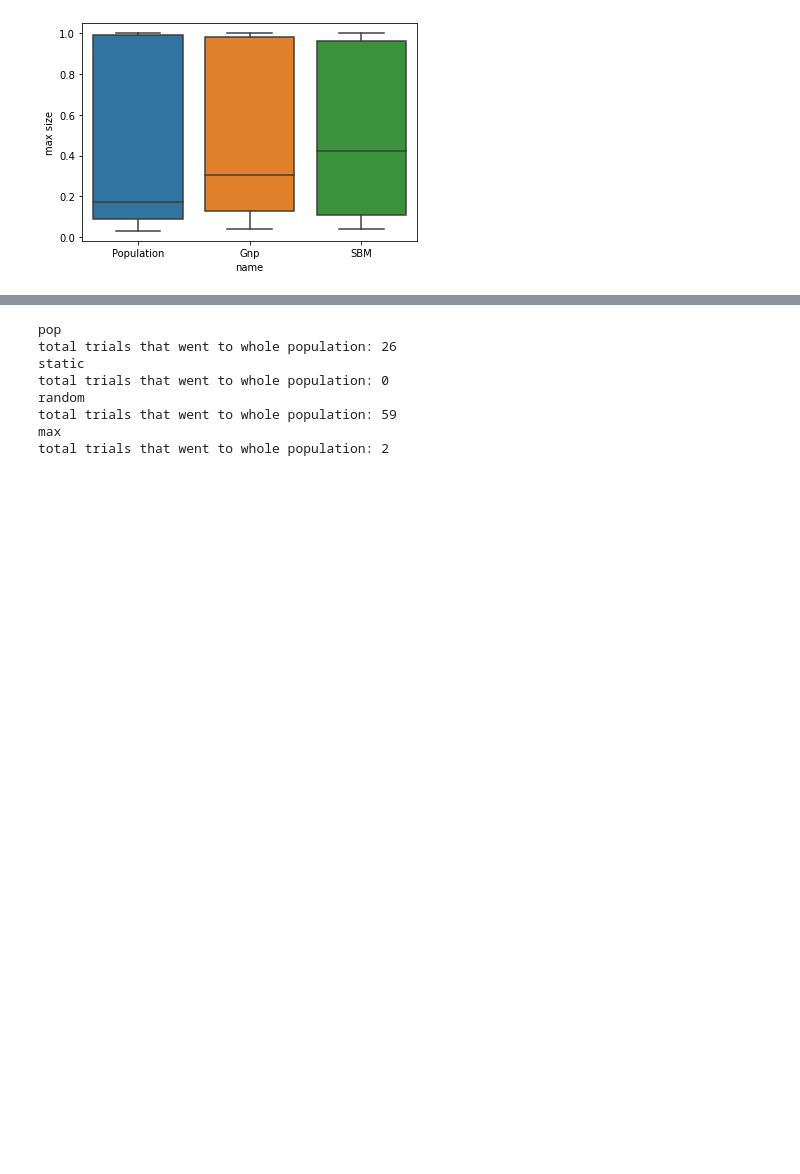
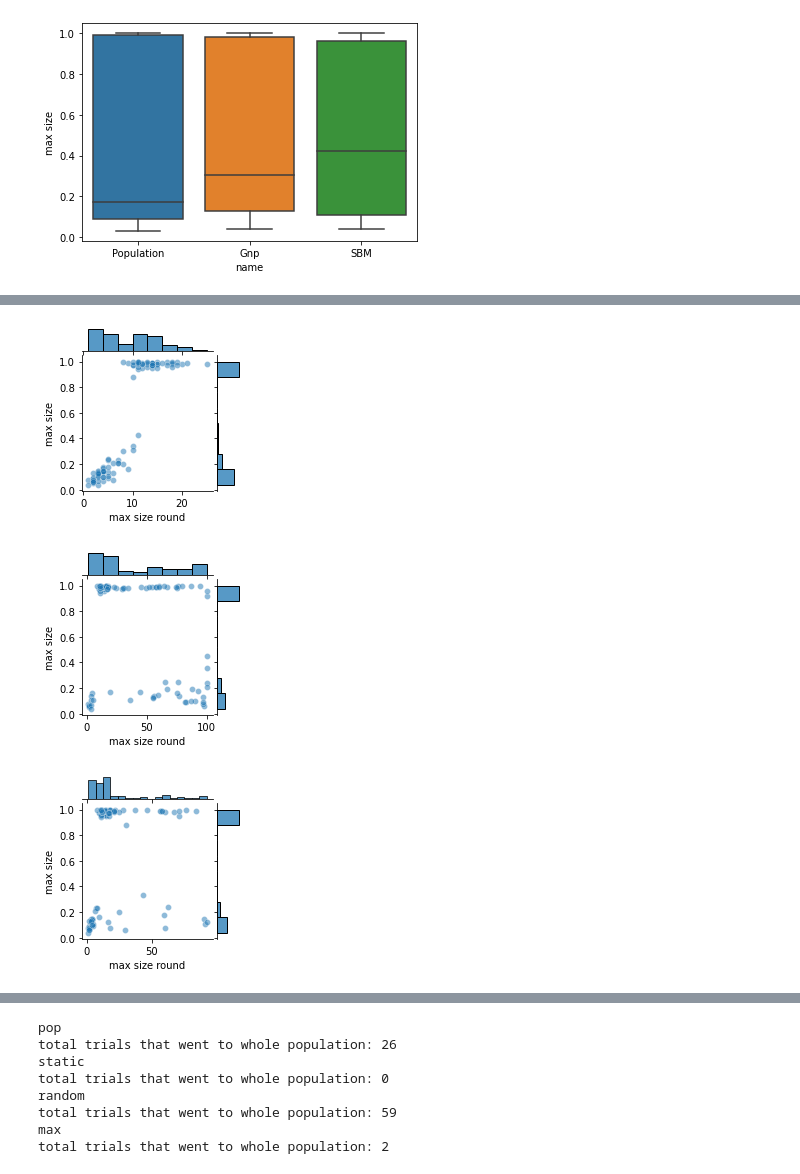
Before and after one commit to cephcyn/cornell_cs6850_triadicclosure, a Jupyter notebook: graphing.ipynb, the cells around one changed output, grey strips where cells are left out. Drawn from its saved outputs; the diff is of its cells as text; code cells hidden in the pictures; blank space fills up the shorter version.

```diff
--- a/graphing.ipynb
+++ b/graphing.ipynb
@@ -421,9 +376,0 @@ e1_v2_hyperparam/sbm_modelstatic_closure1.pkl
-# %%
-graph_type = 'gnpmini'
-experiment_type = 'closure'
-experiment_val = 25
-
-df = filter_df(all_data, {'graph_type': graph_type,
-                          'experiment_type': experiment_type,
-                          'values': experiment_val
-                         })
@@ -429,0 +406,41 @@ df = filter_df(all_data, {'graph_type': graph_type,
+# %%
+def plot_individual_joints(data_d, selected_names, outname, xlim=None, ylim=None):
+    # Put in DF
+    data = pd.DataFrame()
+
+    for name, v in data_d.items():
+        for max_size_round, rounds_filled, max_size in zip(v['max_size_rounds'],
+                                                           v['rounds_filled'],
+                                                           v['max_sizes'],
+                                                          ):
+            vals = {
+                'max size round': max_size_round,
+                'rounds_filled': rounds_filled,
+                'max size': max_size,
+                'name': name,
+            }
+            data = data.append(vals, ignore_index=True)
+
+    for name in selected_names:
+        df = filter_df(data, {'name': name})
+        if xlim and ylim:
+            g = sns.jointplot(data=df, x="max size round", y="max size",
+                              xlim=xlim,
+                              ylim=ylim,
+                              height=3,
+                              kind='scatter',alpha=0.5);
+        else:
+            g = sns.jointplot(data=df, x="max size round", y="max size",
+                              height=3,
+                              kind='scatter',alpha=0.5);
+
+
+        f = g.fig
+        f.savefig(outname.format(name))
+        plt.show()
+
+plot_individual_joints(data_d, selected_closure_methods, 'fig/edge-{}')
+# %% [output]
+[figure, added]
+[figure, added]
+[figure, added]
```
Also changed, not shown: parts of 6 cells of this notebook.
